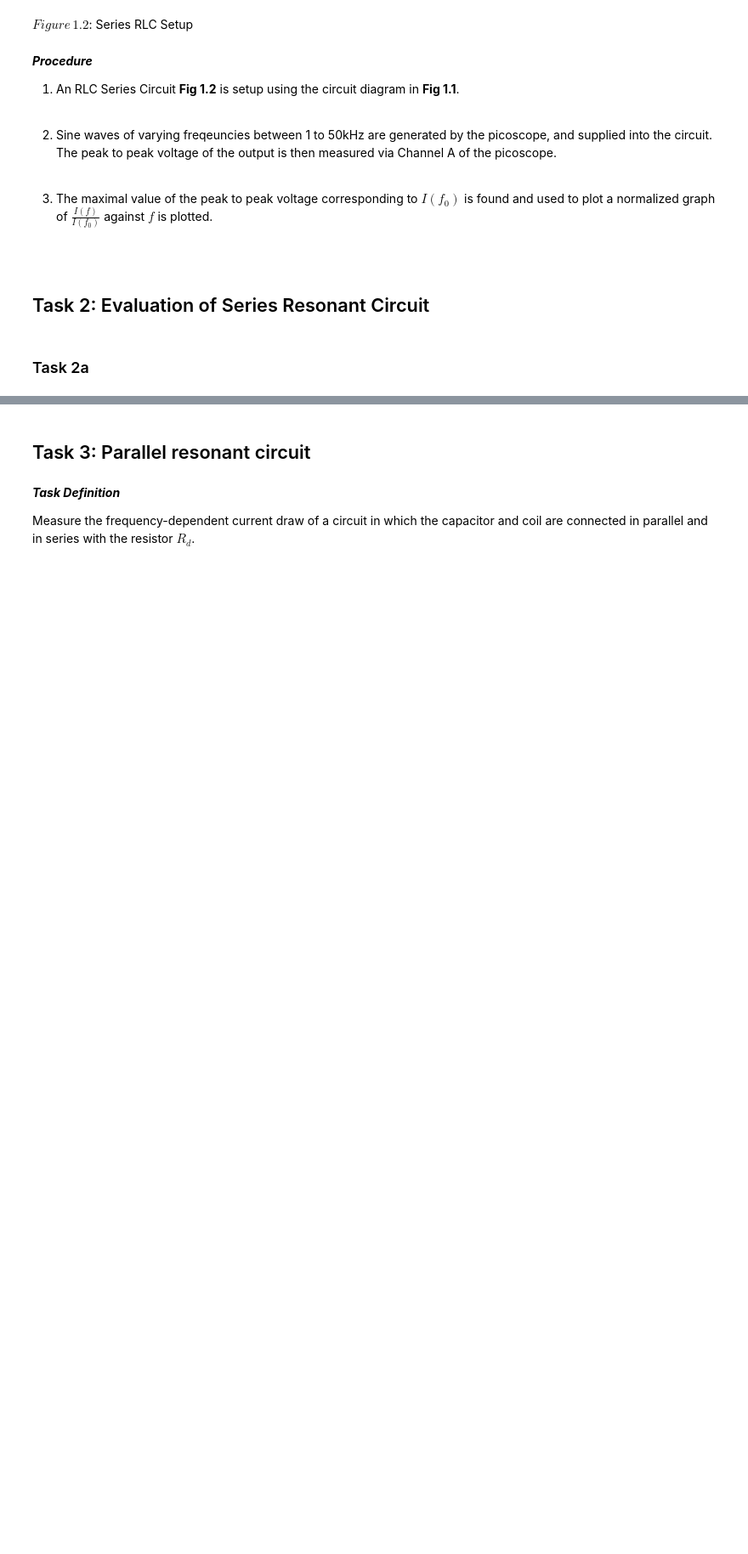
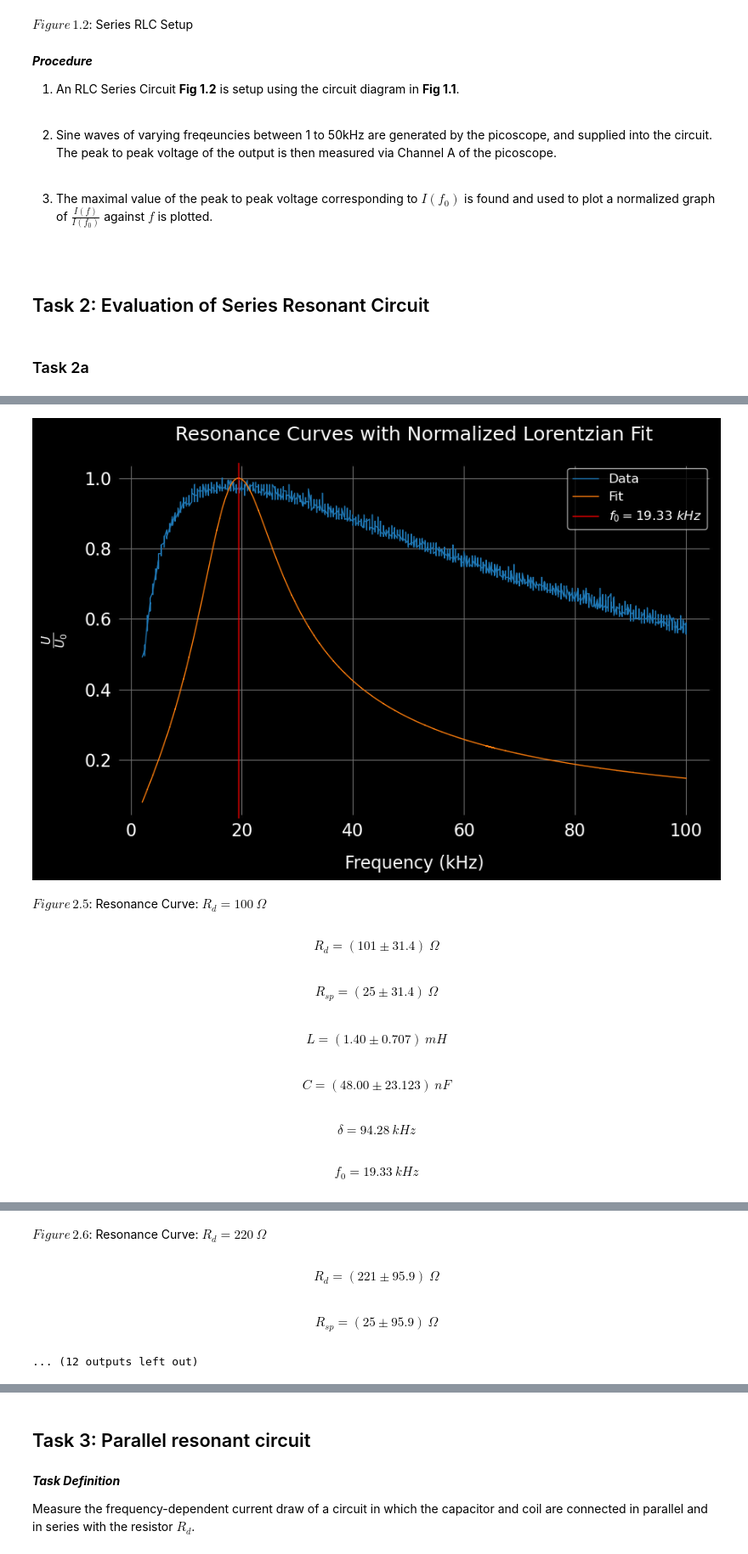
Before and after one commit to edhar98/Lab2, a Jupyter notebook: E12/E12He.ipynb, the cells around one changed output, grey strips where cells are left out. Shown at 85% size. Cells and saved outputs as stored; diff of their text form; code cells hidden in the pictures; blank space fills up the shorter version.

```diff
--- a/E12/E12He.ipynb
+++ b/E12/E12He.ipynb
@@ -187,0 +268,76 @@ $Figure\, 2.1$: Plot of Resonance Curves for both damping resistance.
+# %%
+C_fit_l = []
+L_fit_l = []
+for i, df in enumerate(df_l):
+    x_data = f_l[i]
+
+    A = 1-np.abs(V_d_l[i]-V_G_l[i])/(np.abs(V_d_l[i]-V_G_l[i]).max())
+    A = V_d_l[i]/(V_d_l[i]).max()
+    A = A/A.max()
+
+    #A = np.tan(np.deg2rad(phi_l[i]))
+    #delta_th = (10+R_d_l[i])/(2*1.5e-3)
+    #f_0_th = 1/(2*np.pi*(47e-9*1.5e-3))
+    #[R_d_fit, R_sp_fit, C_fit, L_fit], cov_mat = curve_fit(tan_phi, x_data, A,
+    #                                                       p0=(R_d_l[i],10, 47e-9, 1.5e-3), method='trf',
+    #                                                      bounds=([R_d_l[i]-5,1,45e-9,1e-3],[R_d_l[i]+5,25,50e-9,2e-3]))
+    #[R_sp_fit, R_d_fit, C_fit, L_fit], cov_mat = curve_fit(tan_phi,x_data,y_data,
+    #                                                       p0=(10, R_d_l[i], 47e-9, 1.5e-3), method='lm')
+    [R_sp_fit, R_d_fit, C_fit, L_fit], cov_mat = curve_fit(U_normalized,x_data,A,
+                                                           p0=(10, R_d_l[i], 47e-9, 1.5e-3), method='trf',
+                                                   bounds=([1,R_d_l[i]-1,45e-9,1.4e-3],[25,R_d_l[i]+1,48e-9,1.6e-3]))
+
+
+    #[delta_fit, f_0_fit], cov_mat = curve_fit(U_normalized,x_data,A,
+    #                                                      p0=(delta_l[i], f_0_l[i]), method='trf',
+    #                                                      bounds=([0, f_0_l[i]-1000],[2, f_0_l[i]+1000]))
+
+
+    # Plot the original data points
+    #plt.plot(x_data, y_data, label=f'Data')
+
+    # Plot the fitted curve
+    #x_fit = np.linspace(x_data.min(),x_data.max(),1000)
+    y_fit = U_normalized(x_data,  R_sp_fit, R_d_fit, C_fit, L_fit)
+    y_max_ind = y_fit.argmax()
+    f_0 = x_data[y_max_ind]
+    u_R_sp = np.sqrt(cov_mat[0][0])
+    u_R_d = np.sqrt(cov_mat[1][1])
+    u_C = np.sqrt(cov_mat[2][2])
+    u_L = np.sqrt(cov_mat[3][3])
+    delta = np.pi*f_0/Q_l[i]
+    L_fit_l.append(L_fit)
+    C_fit_l.append(C_fit)
+    #u_delta = np.sqrt((1/(2*L_fit))**2*(u_R_sp**2 + u_R_d**2)+(delta/L_fit*u_L)**2)
+    #y_fit = U_normalized(x_data,delta_fit, f_0_fit)
+    #y_fit_th = tan_phi(x_fit,R_d_l[i], 18, 47e-9, 1.5e-3)
+    #y_fit_th = U_normalized(x_fit,delta_th,f_0_th)
+    plt.plot(x_data*1e-3, A, '-', label="Data")
+    plt.plot(x_data*1e-3, y_fit, '-', label="Fit")
+    #plt.plot(x_fit, y_fit_th, '-', label="theory")
+    #f_0 = freq_Thomson(L_fit,C_fit)
+    plt.axvline(f_0*1e-3, color='r', label=r'$f_0 = %.2f~kHz$'%(f_0*1e-3))
+    plt.xlabel('Frequency (kHz)')
+    plt.ylabel(r'$\frac{U}{U_0}$')
+    plt.title('Resonance Curves with Normalized Lorentzian Fit')
+    plt.legend()
+    plt.grid(True)
+    plt.show()
+    dy(Lx(r'$Figure\, 2.%d $: Resonance Curve: $R_d = %s ~\Omega$' %(i+5, R_d_l[i])))
+
+
+    dy(Lx(r'$$R_d = (%.f \pm %.1f) ~\Omega$$' %(R_d_fit, np.sqrt(cov_mat[1][1]))))
+    dy(Lx(r'$$R_{sp} = (%.f \pm %.1f) ~\Omega$$' %(R_sp_fit, np.sqrt(cov_mat[0][0]))))
+    dy(Lx(r'$$L = (%.2f \pm %.3f) ~mH$$' % (L_fit*1e3, np.sqrt(cov_mat[3][3])*1e3)))
+    dy(Lx(r'$$C = (%.2f \pm %.3f) ~nF$$' % (C_fit*1e9, np.sqrt(cov_mat[2][2])*1e9)))
+    dy(Lx(r'$$\delta = %.2f ~kHz$$' %(delta*1e-3)))
+    dy(Lx(r'$$f_0 = %.2f ~kHz$$' % (f_0*1e-3)))
+# %% [output]
+[figure, added]
+$Figure\, 2.5 $: Resonance Curve: $R_d = 100 ~\Omega$
+$$R_d = (101 \pm 31.4) ~\Omega$$
+$$R_{sp} = (25 \pm 31.4) ~\Omega$$
+$$L = (1.40 \pm 0.707) ~mH$$
+$$C = (48.00 \pm 23.123) ~nF$$
+$$\delta = 94.28 ~kHz$$
+$$f_0 = 19.33 ~kHz$$
@@ -187,0 +345,4 @@ $Figure\, 2.1$: Plot of Resonance Curves for both damping resistance.
+$Figure\, 2.6 $: Resonance Curve: $R_d = 220 ~\Omega$
+$$R_d = (221 \pm 95.9) ~\Omega$$
+$$R_{sp} = (25 \pm 95.9) ~\Omega$$
+... (12 outputs left out)
```
Also changed, not shown: parts of 8 cells of this notebook, 1 other file.
